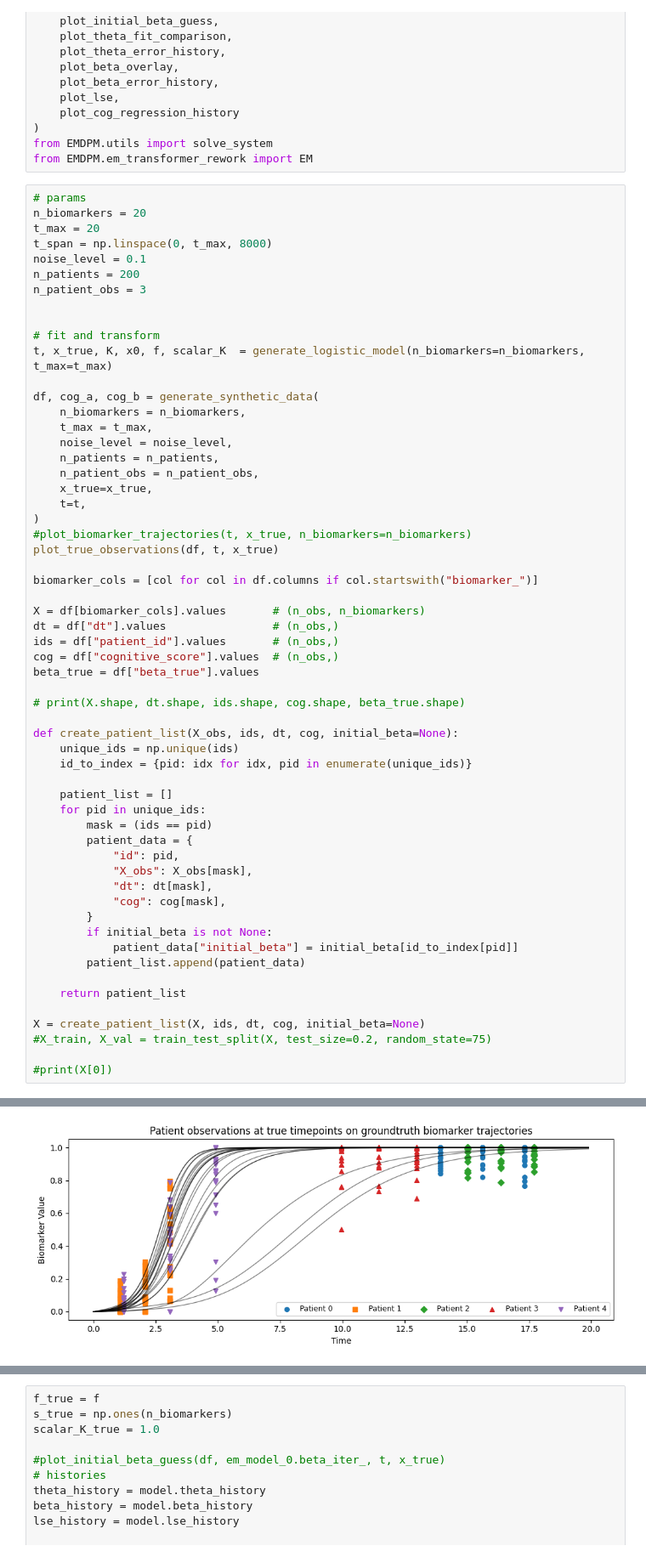
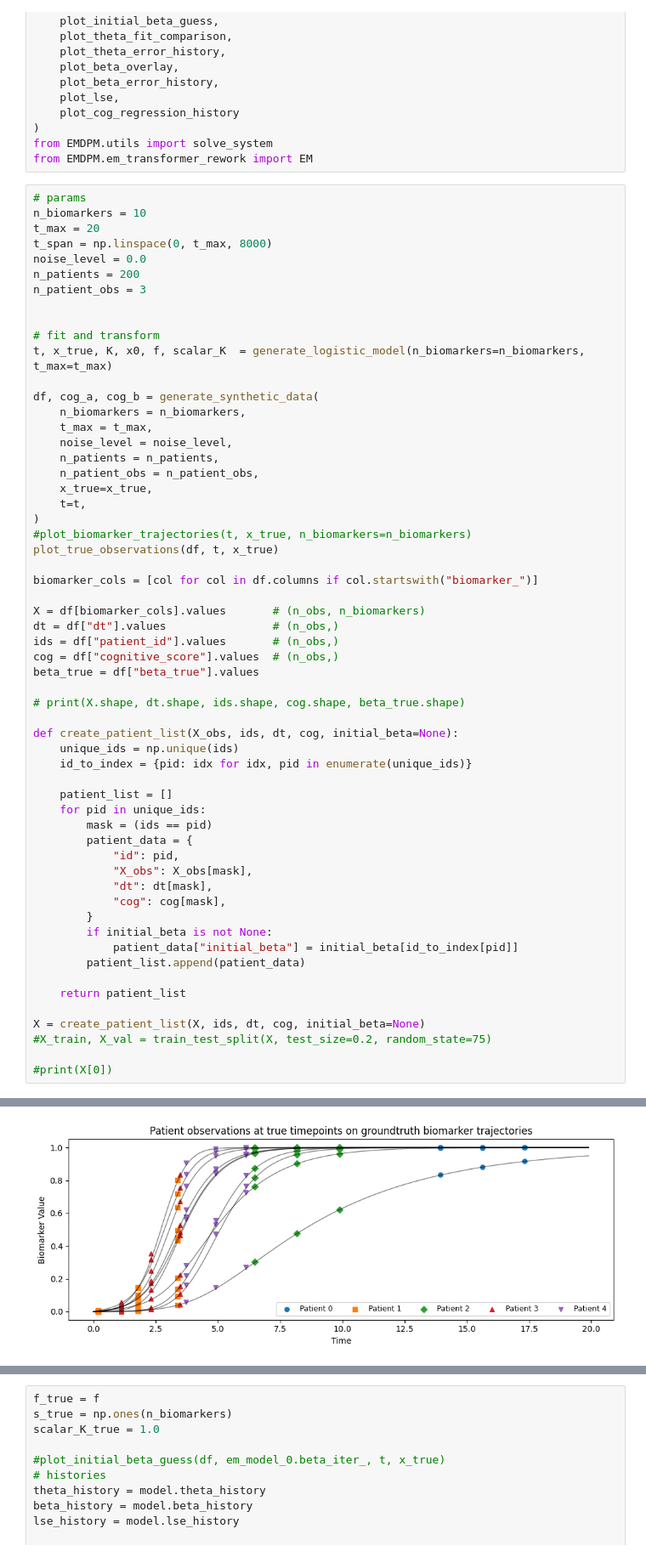
Before and after one commit to LAMCIG/Progression_models_simulations, a Jupyter notebook: EMDPM/experiments/synthetic_experiments/synthetic_rework_troubleshoot/test_bed_cv.ipynb, the cells around one changed output, grey strips where cells are left out. Shown at 85% size. Drawn from its saved outputs; the diff is of its cells as text.

```diff
--- a/EMDPM/experiments/synthetic_experiments/synthetic_rework_troubleshoot/test_bed_cv.ipynb
+++ b/EMDPM/experiments/synthetic_experiments/synthetic_rework_troubleshoot/test_bed_cv.ipynb
@@ -19,10 +19,10 @@ from EMDPM.utils import solve_system
 from EMDPM.em_transformer_rework import EM
 # %%
 # params
-n_biomarkers = 20
+n_biomarkers = 10
 t_max = 20
 t_span = np.linspace(0, t_max, 8000)
-noise_level = 0.1
+noise_level = 0.0
 n_patients = 200
 n_patient_obs = 3
 
@@ -84,3 +82,3 @@ true f: [0.         0.01123988 0.01207819 0.01155182 0.02688619 0.
 a = 1.8531667261047913, b = 1.5312904682995265
-[figure, old version]
+[figure, new version]
 # %%
```
Also changed, not shown: parts of 4 cells of this notebook, 12 other files.
